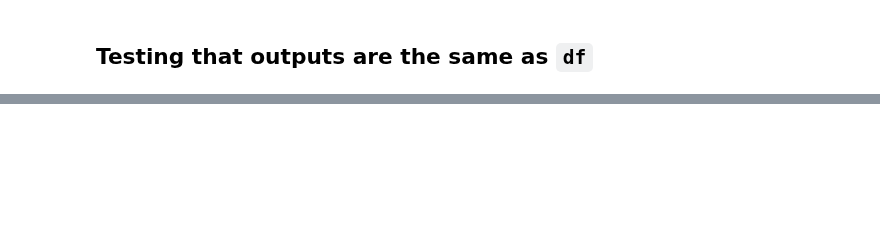
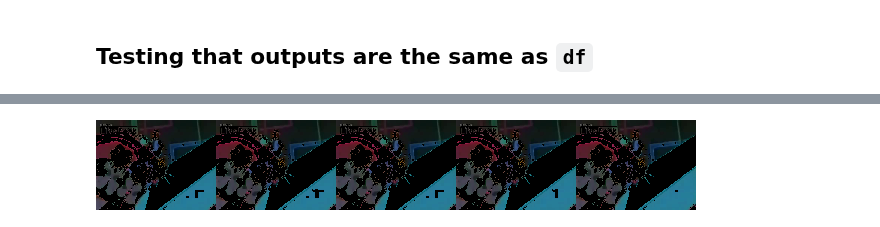
Before and after one commit to dream-team-nadia-woody/epilator, a Jupyter notebook: vid_test.ipynb, the cells around one changed output, grey strips where cells are left out. Cells and saved outputs as stored; diff of their text form; code cells hidden in the pictures; blank space fills up the shorter version.

```diff
--- a/vid_test.ipynb
+++ b/vid_test.ipynb
@@ -31,0 +34,4 @@ axs[0][1].plot(vid.lightness.pct_change(1))
+# %%
+vid.mask(100)[:5].show()
+# %% [output]
+[figure, added]
```
Also changed, not shown: parts of 2 cells of this notebook, 1 other file.
